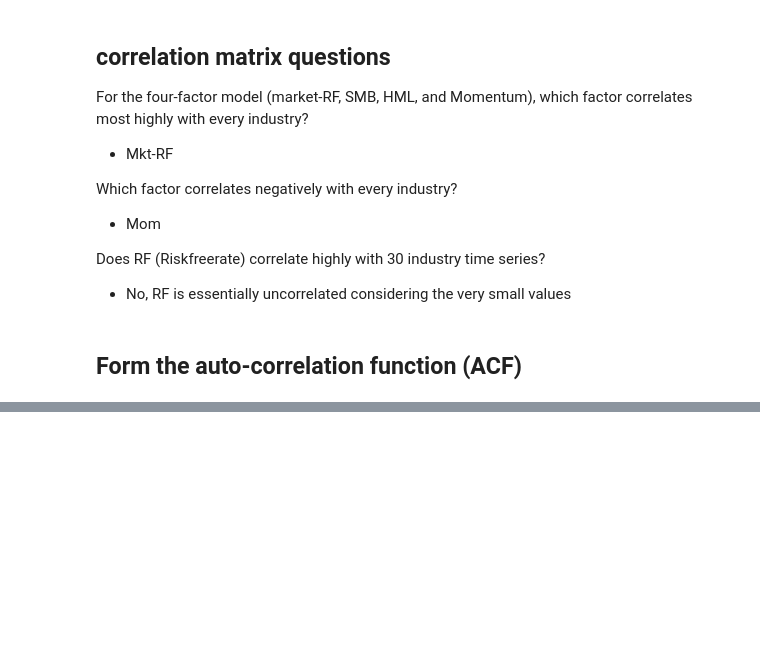
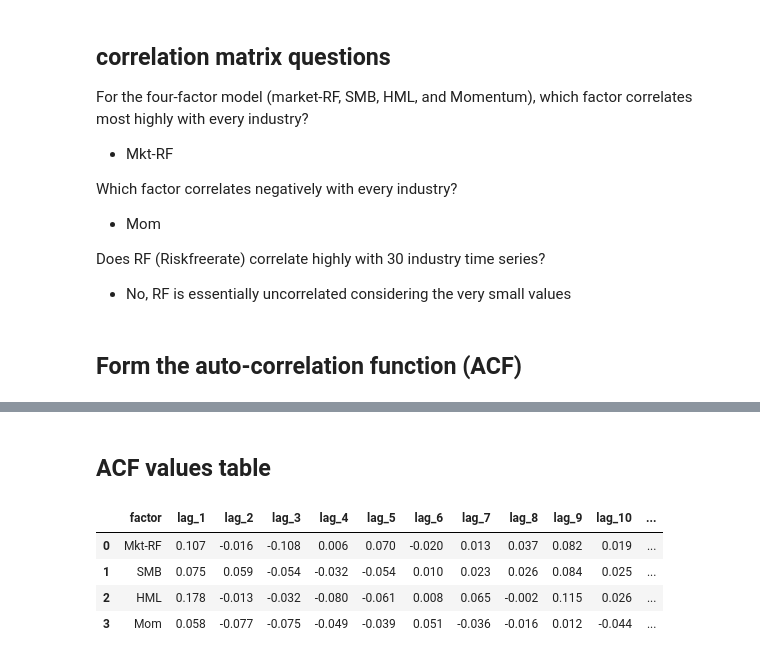
Before and after one commit to jcwilson11/JCW.AAI627, a Jupyter notebook: HW/HW2/JorisWilson_AAI627_HW2.ipynb, the cells around one changed output, grey strips where cells are left out. Saved outputs shown, nothing was run; the diff lists cells and outputs as text; code cells hidden in the pictures; blank space fills up the shorter version.

```diff
--- a/HW/HW2/JorisWilson_AAI627_HW2.ipynb
+++ b/HW/HW2/JorisWilson_AAI627_HW2.ipynb
@@ -193,0 +199,17 @@ ModuleNotFoundError: No module named 'statsmodels'
+# %% [markdown]
+## ACF values table
+# %%
+rows = []
+for f in factors:
+    vals = acf_results[f][1:11]
+    sig_lag1 = (vals[0] > upper) or (vals[0] < lower)
+    rows.append({"factor": f, **{f"lag_{i}": vals[i-1] for i in range(1, 11)}, "lag1_significant": bool(sig_lag1)})
+
+acf_table = pd.DataFrame(rows)
+acf_table.round(3)
+# %% [output]
+|  | factor | lag_1 | lag_2 | lag_3 | lag_4 | lag_5 | lag_6 | lag_7 | lag_8 | lag_9 | lag_10 | ... |
+| 0 | Mkt-RF | 0.107 | -0.016 | -0.108 | 0.006 | 0.070 | -0.020 | 0.013 | 0.037 | 0.082 | 0.019 | ... |
+| 1 | SMB | 0.075 | 0.059 | -0.054 | -0.032 | -0.054 | 0.010 | 0.023 | 0.026 | 0.084 | 0.025 | ... |
+| 2 | HML | 0.178 | -0.013 | -0.032 | -0.080 | -0.061 | 0.008 | 0.065 | -0.002 | 0.115 | 0.026 | ... |
+| 3 | Mom | 0.058 | -0.077 | -0.075 | -0.049 | -0.039 | 0.051 | -0.036 | -0.016 | 0.012 | -0.044 | ... |
```
Also changed, not shown: parts of 2 cells of this notebook.
